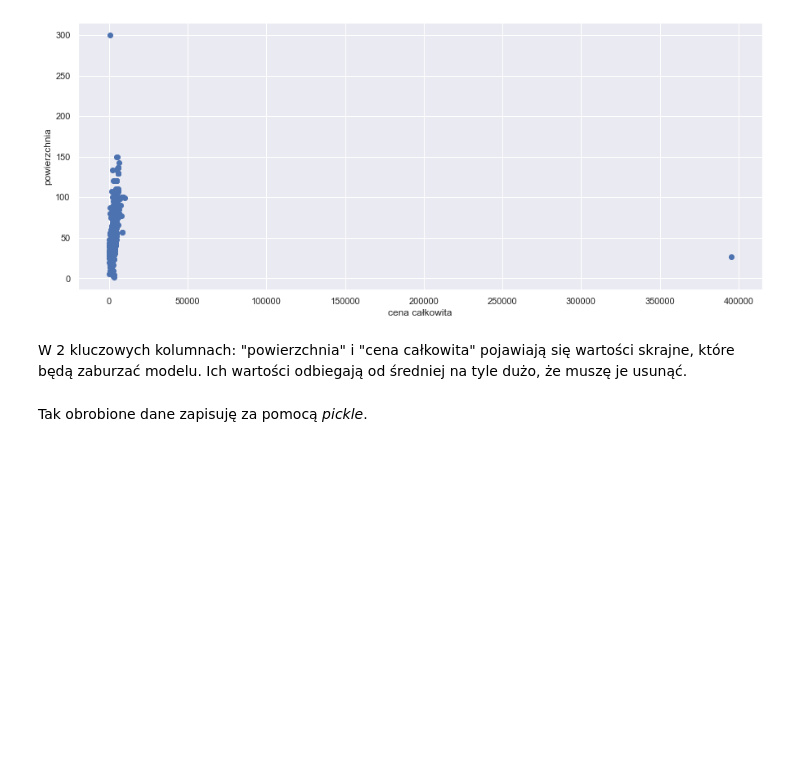
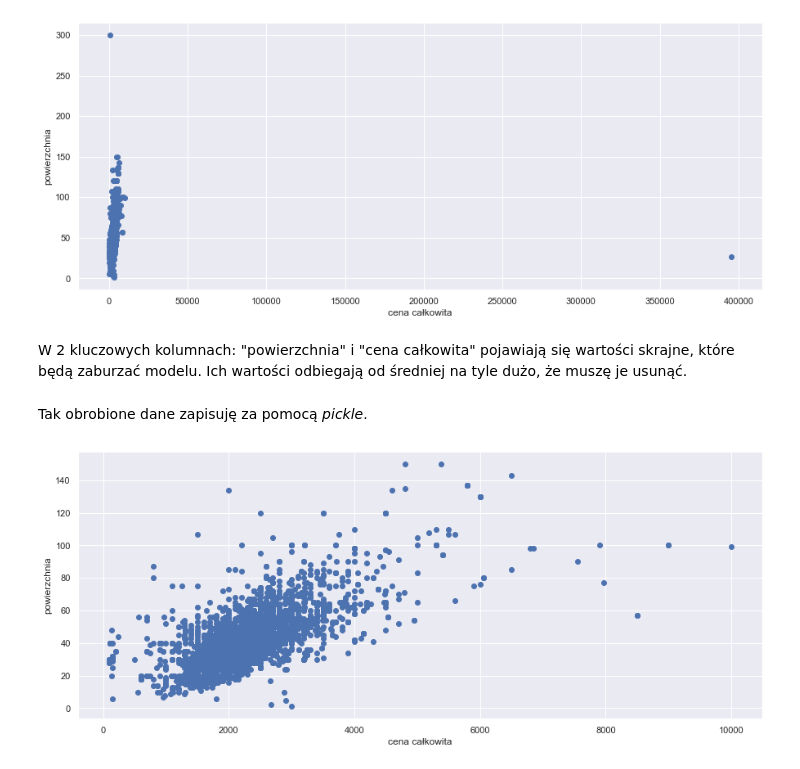
Before and after one commit to pawellachowski777/Apartments, a Jupyter notebook: data_cleaning.ipynb, the cells around one changed output. Cells and saved outputs as stored; diff of their text form; code cells hidden in the pictures; blank space fills up the shorter version.

```diff
--- a/python/data_clean.ipynb
+++ b/data_cleaning.ipynb
@@ -13,5 +11,5 @@ path_pickle = r'E:\python\projects\apartments\pickle'
 # %%
-df_waw = pd.read_excel(path_data + '\web_scrap.xlsx')
+df_waw = pd.read_excel('.\data\web_scrap.xlsx')
 df_waw.head()
 # %% [output]
 |  | link | miasto | dzielnica | cena | od | poziom | umeblowanie | zabudowa | powierzchnia | pokoje | ... |
@@ -163,3 +155,11 @@ drop_value(df_waw, 'cena całkowita', df_waw['cena całkowita'].max())
 drop_value(df_waw, 'powierzchnia', df_waw['powierzchnia'].max())
 # %% [markdown]
 Tak obrobione dane zapisuję za pomocą *pickle*.
+# %%
+plt.figure(figsize=(15,6))
+plt.xlabel('cena całkowita')
+plt.ylabel('powierzchnia')
+plt.scatter(df_waw['cena całkowita'], df_waw['powierzchnia'])
+plt.show()
+# %% [output]
+[figure, added]
```
Also changed, not shown: parts of 10 cells of this notebook, 12 other files.
